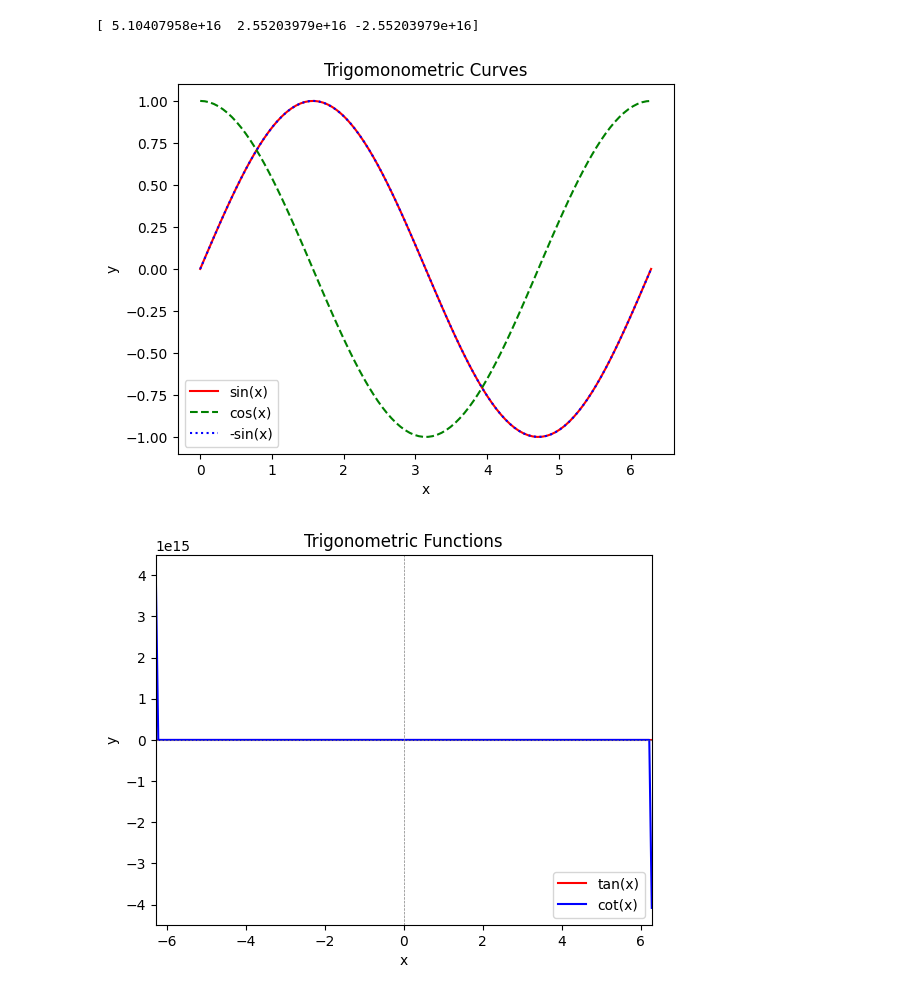
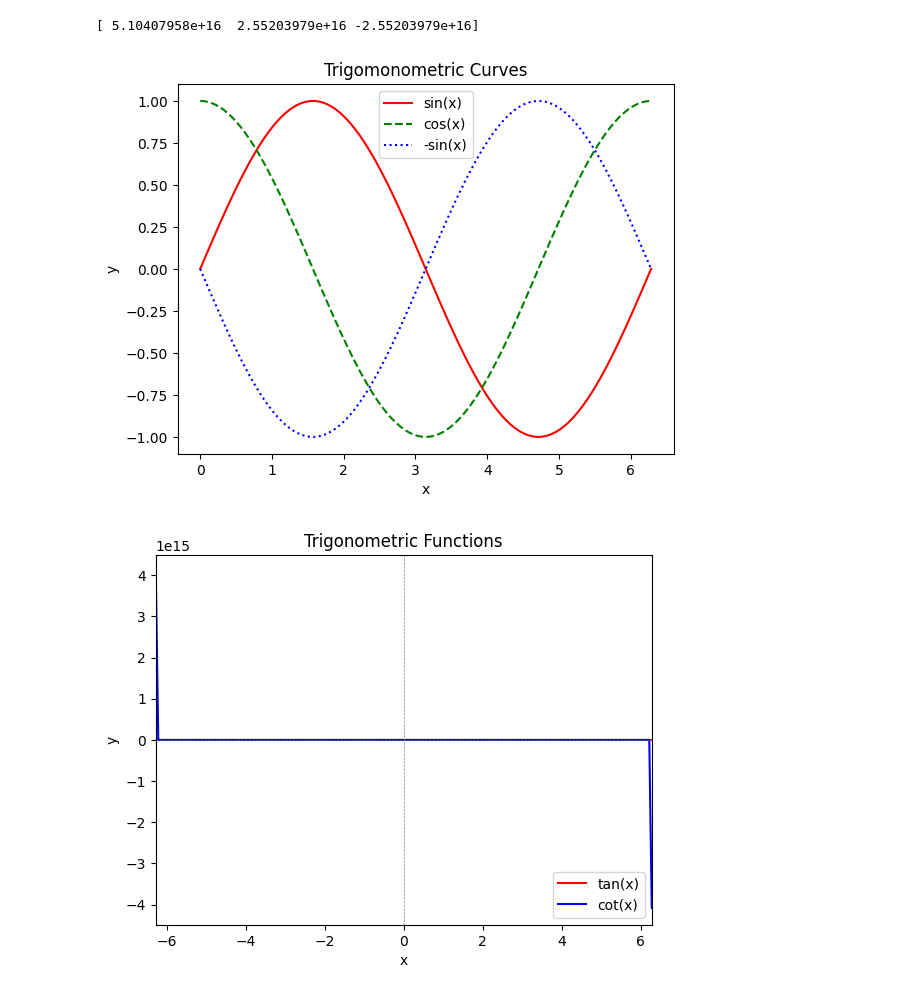
Before and after one commit to nandiinii/Python-Elective, a Jupyter notebook: Assignment 10/sample.ipynb, the cells around one changed output. Drawn from its saved outputs; the diff is of its cells as text; code cells hidden in the pictures.

```diff
--- a/Assignment 10/sample.ipynb
+++ b/Assignment 10/sample.ipynb
@@ -117,21 +117,21 @@ print(X)
 # %%
 import numpy as np
 import matplotlib.pyplot as plt
 
 x = np.linspace(0,2*np.pi, 100)
 y_sin = np.sin(x)
 y_cos = np.cos(x)
 y_minus_sin = -np.sin(x)
 plt.plot(x,y_sin,color="red",label="sin(x)")
 plt.plot(x,y_cos,color="green",linestyle="dashed",label="cos(x)")
-plt.plot(x,y_sin,color="blue",linestyle="dotted",label="-sin(x)")
+plt.plot(x,y_minus_sin,color="blue",linestyle="dotted",label="-sin(x)")
 plt.title('Trigomonometric Curves')
 plt.xlabel('x')
 plt.ylabel('y')
 plt.legend()
 plt.show()
 # %% [output]
-[figure, old version]
+[figure, new version]
 # %%
 import numpy as np
 import matplotlib.pyplot as plt
```
Also changed, not shown: parts of 1 cell of this notebook.
